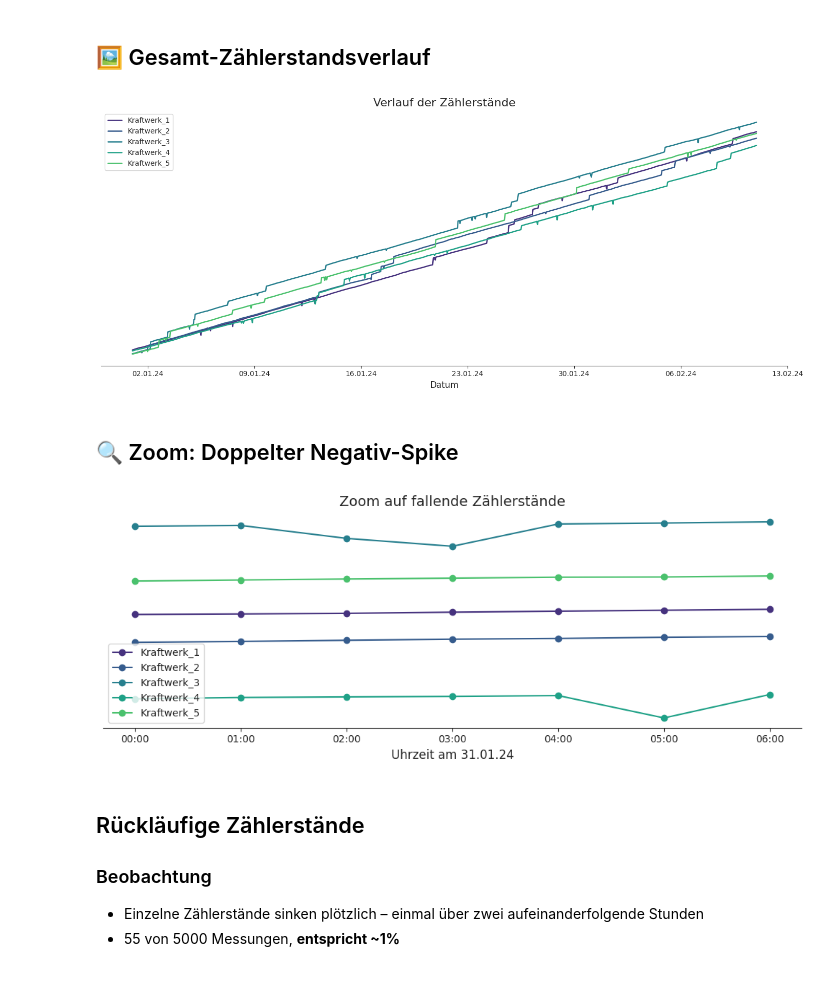
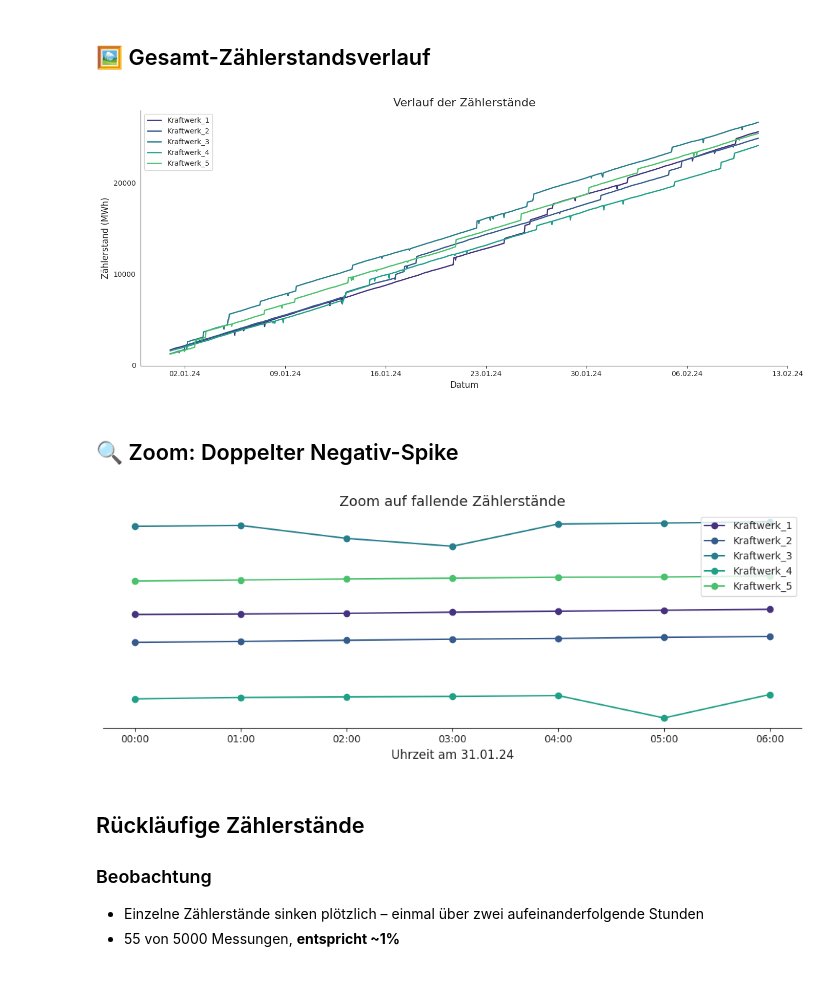
Before and after one commit to schwericke/gasag, a Jupyter notebook: notebooks/Kraftwerksanalyse_komplett.ipynb, the cells around one changed output. Cells and saved outputs as stored; diff of their text form; code cells hidden in the pictures.

```diff
--- a/notebooks/Kraftwerksanalyse_komplett.ipynb
+++ b/notebooks/Kraftwerksanalyse_komplett.ipynb
@@ -30,29 +35,30 @@ sns.set_palette(palette)
 # %%
 # Plot vorbereiten
 plt.figure(figsize=(14, 6))
 
 # Alle Kraftwerke zeichnen
 for k, sub in df.groupby('Kraftwerk'):
     plt.plot(sub['Timestamp'], sub['Zaehlerstand'], label=k, linewidth=1.8)
 
 # Gestaltung
 plt.title('Verlauf der Zählerstände', fontsize=16)
 plt.legend()
 # X-Achse
 plt.xlabel('Datum', fontsize=12)
 plt.gca().xaxis.set_major_locator(mdates.WeekdayLocator(interval=1))
 plt.gca().xaxis.set_major_formatter(mdates.DateFormatter('%d.%m.%y'))
 sns.despine()
 ax = plt.gca()
 # Y-Achse
-ax.tick_params(left=False, bottom=True, labelleft=False, labelbottom=True)
-ax.spines['left'].set_visible(False)
-#plt.ylabel('MWh', fontsize=12)
+ax.tick_params(left=False, bottom=True, labelleft=True, labelbottom=True)
+#ax.spines['left'].set_visible(False)
+plt.ylabel('Zählerstand (MWh)', fontsize=12)
+plt.yticks([0, 10000, 20000])
 
 plt.tight_layout()
 plt.show()
 # %% [output]
-[figure, old version]
+[figure, new version]
 # %% [markdown]
 ## 🔍 Zoom: Doppelter Negativ-Spike
 # %%
@@ -68,7 +74,7 @@ plt.title('Zoom: Doppelter Negativ-Spike im Zählerstand')
 
 # Gestaltung
 plt.title('Zoom auf fallende Zählerstände', fontsize=14)
-plt.legend()
+plt.legend(loc='upper right')
 
 # X-Achse: Stunde anzeigen
 plt.xlabel('Uhrzeit am 31.01.24', fontsize=12)
@@ -81,11 +87,10 @@ ax.spines['left'].set_visible(False)
 
 # Stil
 sns.despine(left=True)
-plt.legend()
 plt.tight_layout()
 plt.show()
 # %% [output]
-[figure, old version]
+[figure, new version]
 # %% [markdown]
 ## Rückläufige Zählerstände
 
```
Also changed, not shown: parts of 12 cells of this notebook, 44 other files.
